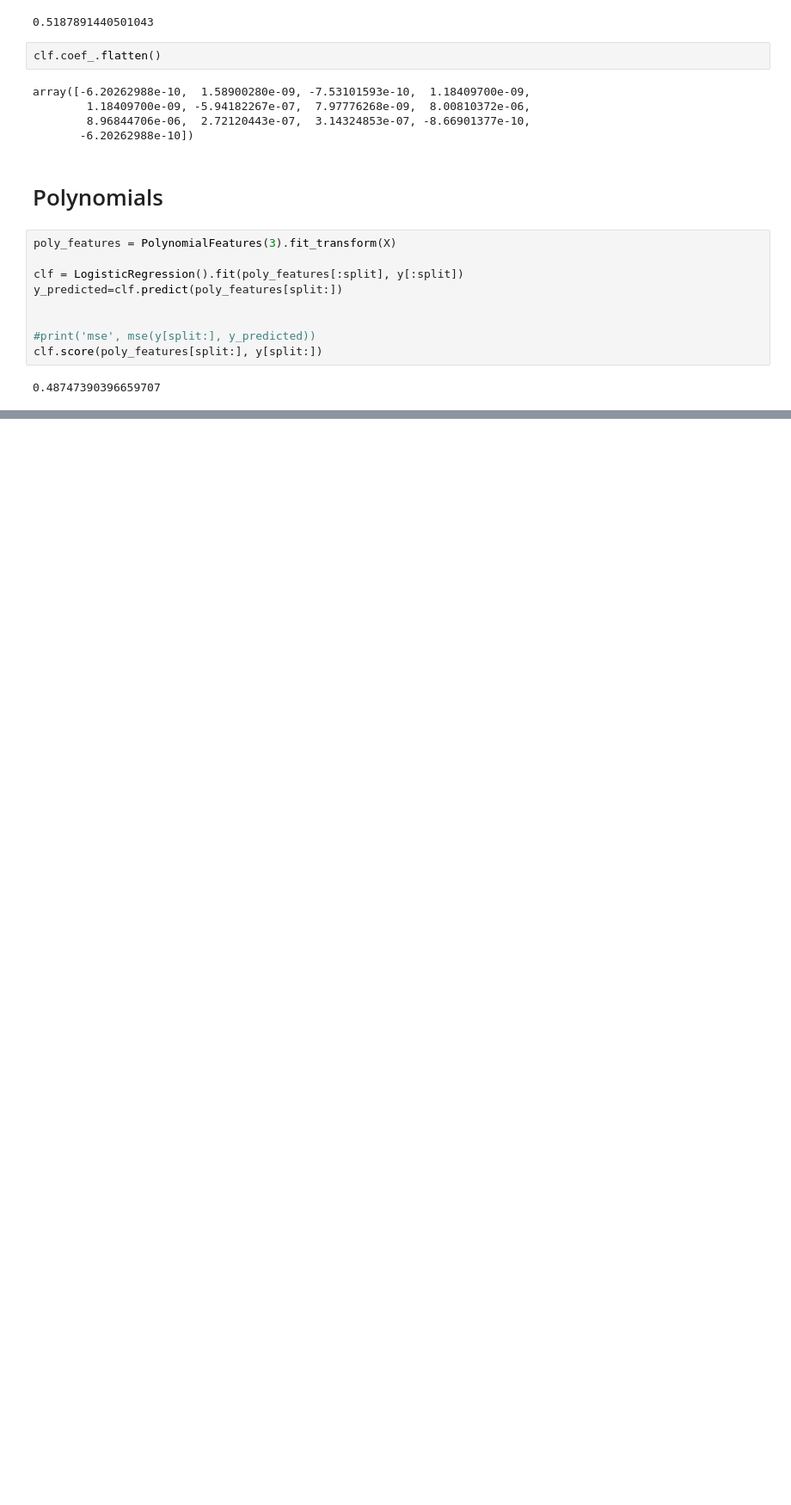
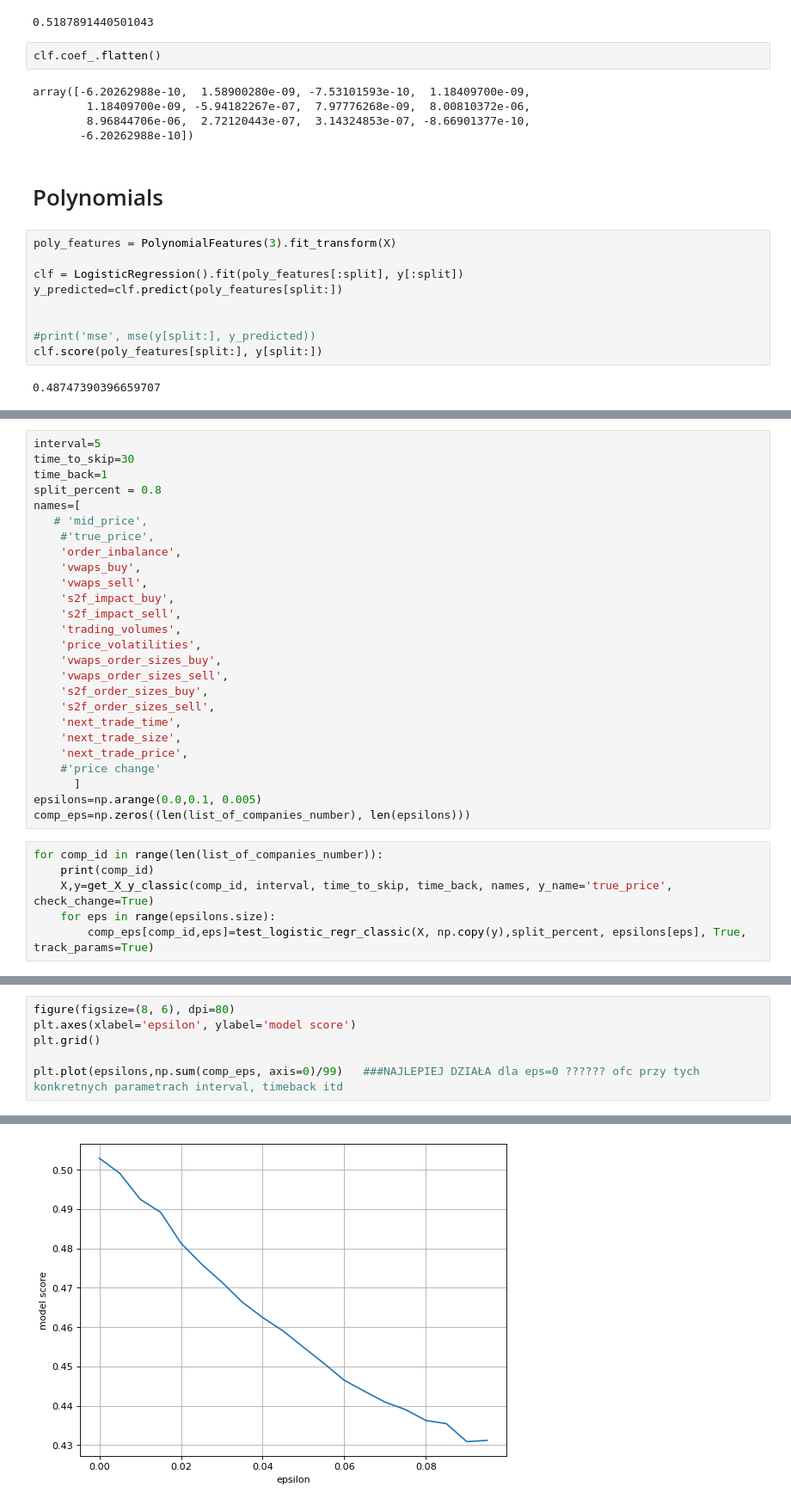
Before and after one commit to kpuchalskixiv/Impact-of-market-microstructure-on-stock-price, a Jupyter notebook: Thesis.ipynb, the cells around one changed output, grey strips where cells are left out. Shown at 86% size. Drawn from its saved outputs; the diff is of its cells as text; blank space fills up the shorter version.

```diff
--- a/Thesis.ipynb
+++ b/Thesis.ipynb
@@ -1448,0 +1773,32 @@ clf.score(poly_features[split:], y[split:])
+# %%
+interval=5
+time_to_skip=30
+time_back=1
+split_percent = 0.8
+names=[
+   # 'mid_price',
+    #'true_price',
+    'order_inbalance',
+    'vwaps_buy',
+    'vwaps_sell',
+    's2f_impact_buy',
+    's2f_impact_sell',
+    'trading_volumes',
+    'price_volatilities',
+    'vwaps_order_sizes_buy',
+    'vwaps_order_sizes_sell',
+    's2f_order_sizes_buy',
+    's2f_order_sizes_sell',
+    'next_trade_time',
+    'next_trade_size',
+    'next_trade_price',
+    #'price change'
+      ]
+epsilons=np.arange(0.0,0.1, 0.005)
+comp_eps=np.zeros((len(list_of_companies_number), len(epsilons)))
+# %%
+for comp_id in range(len(list_of_companies_number)):
+    print(comp_id)
+    X,y=get_X_y_classic(comp_id, interval, time_to_skip, time_back, names, y_name='true_price', check_change=True)
+    for eps in range(epsilons.size):
+        comp_eps[comp_id,eps]=test_logistic_regr_classic(X, np.copy(y),split_percent, epsilons[eps], True, track_params=True)
@@ -1448,0 +1826,7 @@ clf.score(poly_features[split:], y[split:])
+# %%
+figure(figsize=(8, 6), dpi=80)
+plt.axes(xlabel='epsilon', ylabel='model score')
+plt.grid()
+
+plt.plot(epsilons,np.sum(comp_eps, axis=0)/99)   ###NAJLEPIEJ DZIAŁA dla eps=0 ?????? ofc przy tych konkretnych parametrach interval, timeback itd
+# %% [output]
@@ -1448,0 +1834 @@ clf.score(poly_features[split:], y[split:])
+[figure, added]
```
Also changed, not shown: parts of 25 cells of this notebook.
